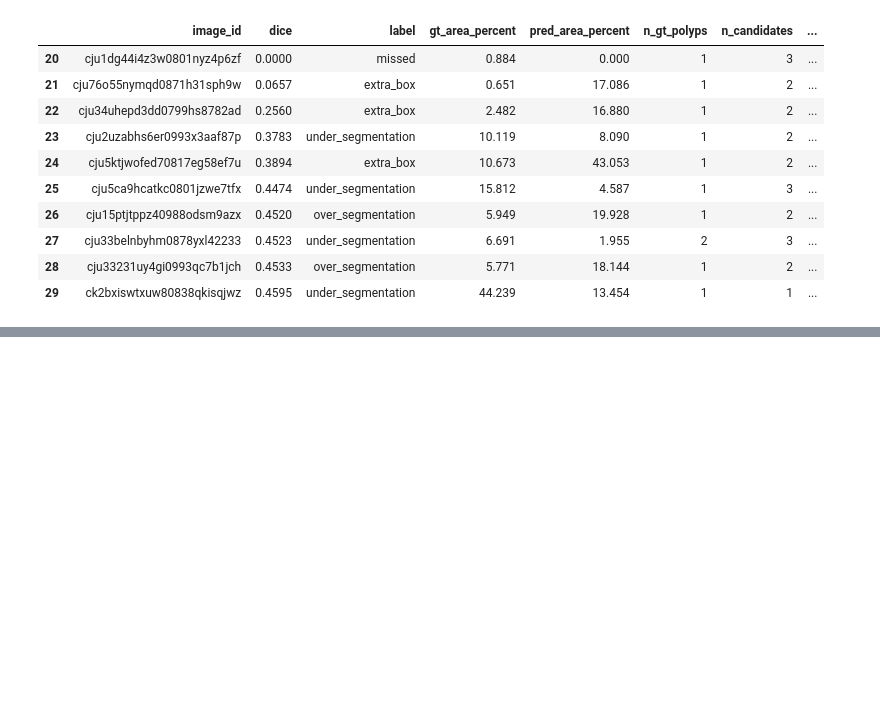
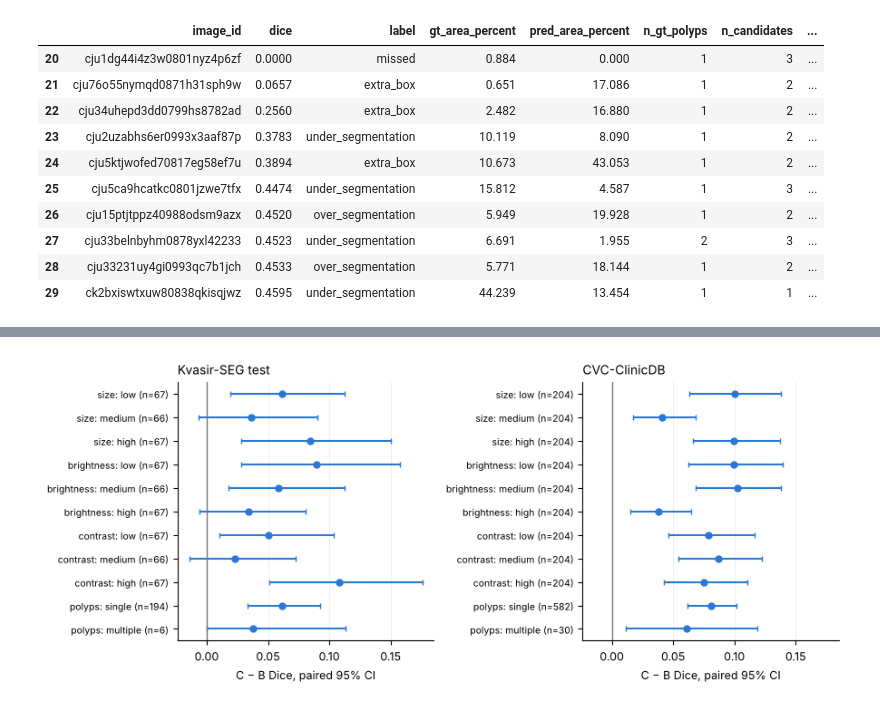
Before and after one commit to kashishfatima999/Confidence-Aware-Self-Prompting-for-Robust-Polyp-Segmentation, a Jupyter notebook: notebooks/06_phase4_analysis.ipynb, the cells around one changed output, grey strips where cells are left out. Cells and saved outputs as stored; diff of their text form; code cells hidden in the pictures; blank space fills up the shorter version.

Commit message:
Phase 4 submission: report PDF, notebook, bias summary figure, checklist

```diff
--- a/notebooks/06_phase4_analysis.ipynb
+++ b/notebooks/06_phase4_analysis.ipynb
@@ -294,0 +295,9 @@ Cells for the subgroup analysis (`src/eval/bias_check.py`) go here.
+# %%
+r = subprocess.run([sys.executable, "src/eval/bias_check.py", "--runs", RUNS], capture_output=True, text=True)
+print(r.stdout.strip().splitlines()[-3] if r.returncode == 0 else r.stderr[-2000:])
+
+def bias(factor):
+    t = pd.read_csv(f"docs/tables/phase4/bias_{factor}.csv")
+    return t[t.dataset.isin(["kvasir_test", "clinicdb"])]
+
+bias("dataset")[["dataset", "n", "dice_B", "dice_T", "dice_C", "miss_rate_B", "miss_rate_C", "c_minus_b", "ci_low", "ci_high"]].round(3)
@@ -294,0 +309,9 @@ Cells for the subgroup analysis (`src/eval/bias_check.py`) go here.
+# %%
+order = {"low": 0, "medium": 1, "high": 2, "single": 0, "multiple": 1}
+rows = []
+for factor in ["polyp_size", "brightness", "contrast", "polyp_count"]:
+    t = bias(factor).copy()
+    t["k"] = t.subgroup.map(order)
+    rows.append(t.sort_values(["dataset", "k"]))
+sub = pd.concat(rows)
+sub[["dataset", "factor", "subgroup", "n", "dice_B", "dice_C", "c_minus_b", "ci_low", "ci_high"]].round(3).set_index(["dataset", "factor", "subgroup"])
@@ -294,0 +337,21 @@ Cells for the subgroup analysis (`src/eval/bias_check.py`) go here.
+# %%
+fig, axes = plt.subplots(1, 2, figsize=(9, 3.8), sharex=True)
+names = {"polyp_size": "size", "brightness": "brightness", "contrast": "contrast", "polyp_count": "polyps"}
+for ax, ds, title in zip(axes, ["kvasir_test", "clinicdb"], ["Kvasir-SEG test", "CVC-ClinicDB"]):
+    t = sub[sub.dataset == ds].reset_index(drop=True)
+    y = range(len(t))[::-1]
+    labels = [f"{names[f]}: {g} (n={n})" for f, g, n in zip(t.factor, t.subgroup, t.n)]
+    ax.errorbar(t.c_minus_b, list(y), xerr=[t.c_minus_b - t.ci_low, t.ci_high - t.c_minus_b], fmt="o", color="#2a78d6",
+                ecolor="#2a78d6", elinewidth=1.5, capsize=2, markersize=5)
+    ax.axvline(0, color="#777777", linewidth=1)
+    ax.set_yticks(list(y))
+    ax.set_yticklabels(labels, fontsize=7.5)
+    ax.set_title(title, loc="left", fontsize=10)
+    ax.set_xlabel("C − B Dice, paired 95% CI")
+    ax.grid(axis="x", color="#eeeeee", linewidth=0.6)
+    ax.set_axisbelow(True)
+plt.tight_layout()
+plt.savefig("docs/figures/phase4_bias_summary.png", dpi=200, bbox_inches="tight")
+plt.show()
+# %% [output]
+[figure, added]
```
Also changed, not shown: parts of 5 cells of this notebook, 7 other files.
